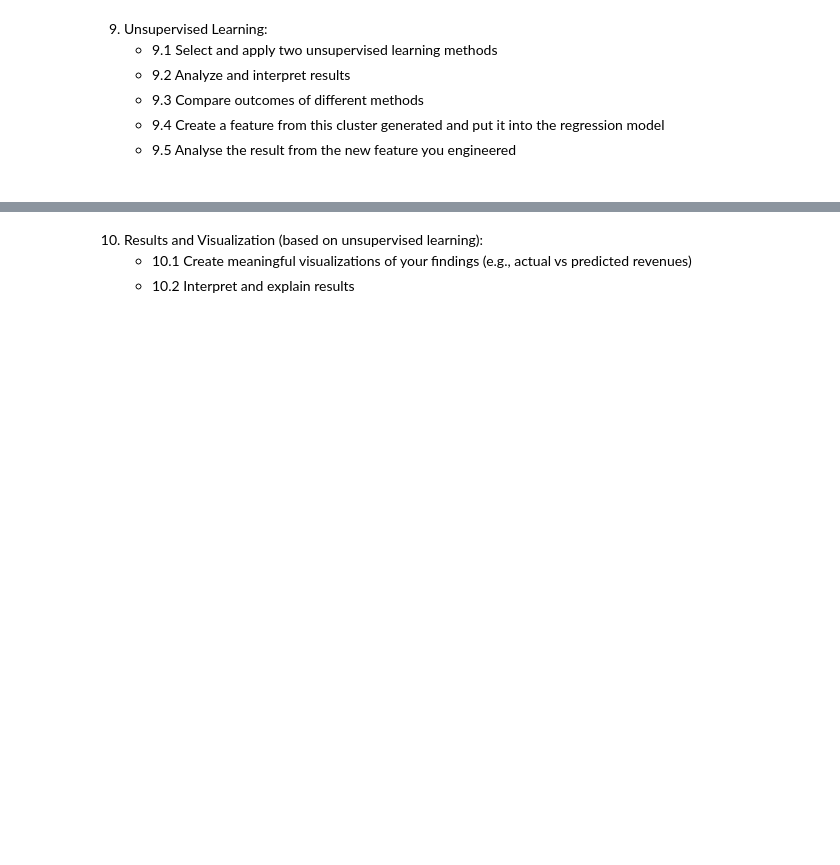
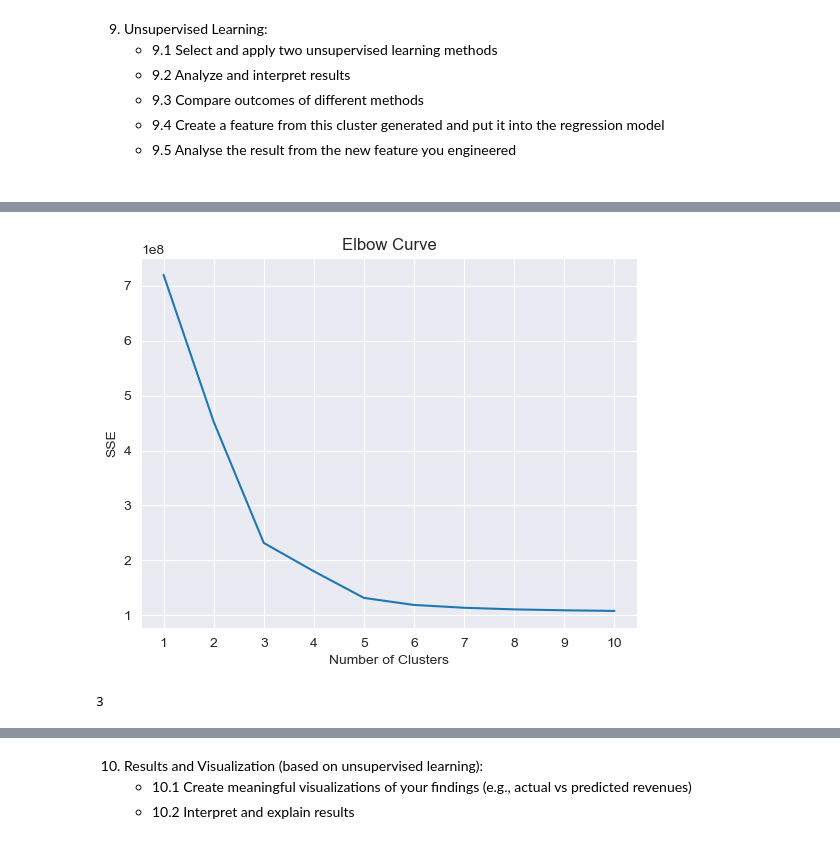
Before and after one commit to akinolu52/movie-revenue-prediction, a Jupyter notebook: explore.ipynb, the cells around one changed output, grey strips where cells are left out. Drawn from its saved outputs; the diff is of its cells as text; code cells hidden in the pictures; blank space fills up the shorter version.

```diff
--- a/explore.ipynb
+++ b/explore.ipynb
@@ -1552,0 +1677,48 @@ if hasattr(best_model.named_steps['regressor'], 'feature_importances_'):
+# %%
+# KMeans Clustering
+from sklearn.cluster import KMeans
+
+# standardize the entire data
+movie_df = X
+movie_df.loc[:, 'revenue_in_usd'] = df_not_null.loc[:, 'revenue_in_usd']
+movie_df.loc[:, 'budget_in_usd'] = df_not_null.loc[:, 'budget_in_usd']
+movie_df.loc[:, 'revenue_in_usd_log'] = df_not_null.loc[:, 'revenue_in_usd_log']
+
+# determine number of clusters using the elbow method
+
+# initialize kmeans parameters
+kmeans_kwargs = {
+    "init": "random",
+    "n_init": 10,
+    "random_state": 42,
+    "max_iter": 300
+}
+
+range_value = range(1, 11)
+
+# create list to hold SSE values for each k
+sse = []
+for k in range_value:
+    k_means = KMeans(n_clusters=k, **kmeans_kwargs)
+    k_means.fit(movie_df)
+    sse.append(k_means.inertia_)
+
+# visualize results
+plt.plot(range_value, sse)
+plt.xticks(range_value)
+plt.xlabel("Number of Clusters")
+plt.ylabel("SSE")
+plt.title("Elbow Curve")
+plt.show()
+# %% [output]
+[figure, added]
+# %%
+from kneed import KneeLocator
+
+# determine number of clusters
+kl = KneeLocator(range_value, sse, curve="convex", direction="decreasing")
+
+# call the function
+kl.elbow
+# %% [output]
+3
```
Also changed, not shown: parts of 16 cells of this notebook.
